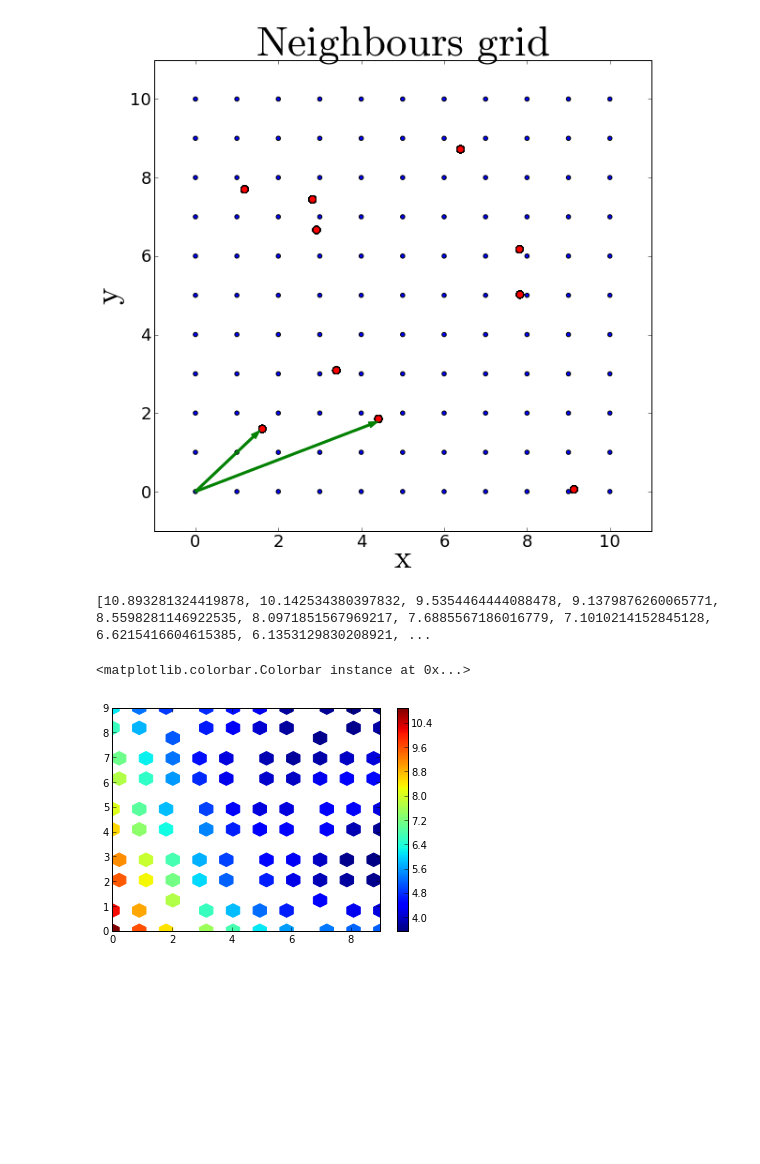
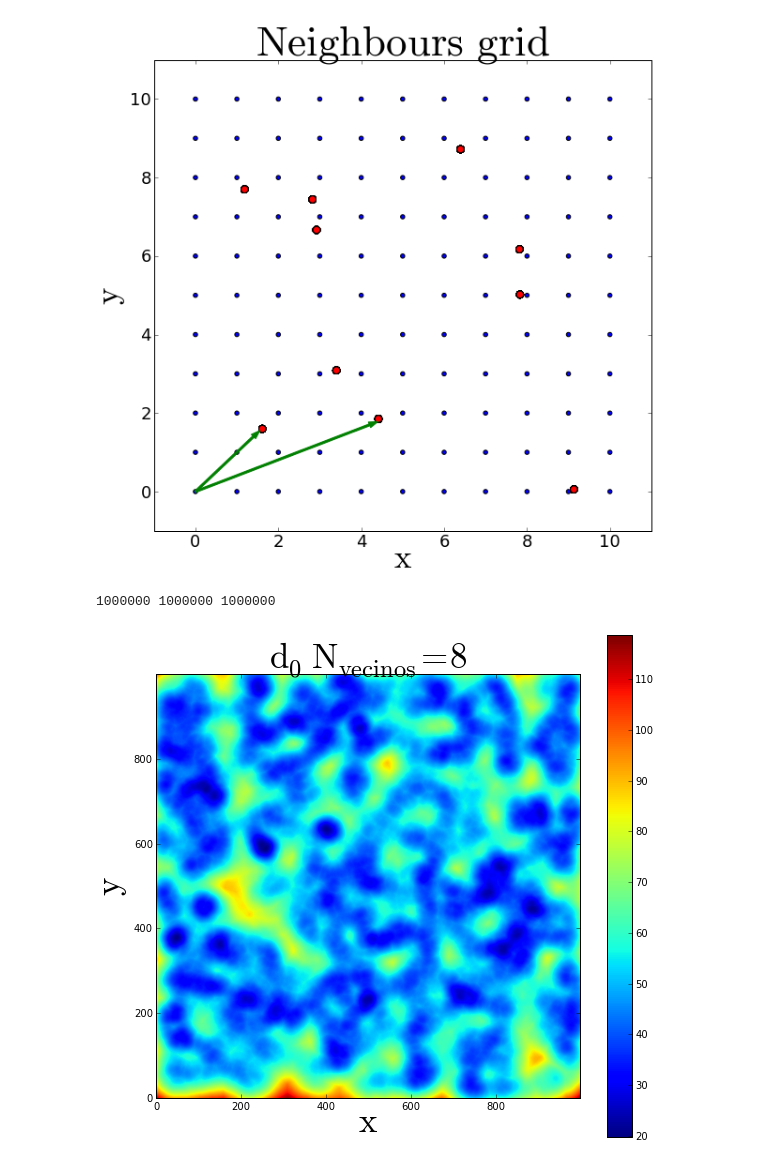
Before and after one commit to jngaravitoc/Bayesian_Homeworks, a Jupyter notebook: Bayesian_Code_Analytic_Solution.ipynb, the cells around one changed output. Cells and saved outputs as stored; diff of their text form; code cells hidden in the pictures; blank space fills up the shorter version.

Commit message:
Density Map implementetion

```diff
--- a/Bayesian_Code_Analytic_Solution.ipynb
+++ b/Bayesian_Code_Analytic_Solution.ipynb
@@ -83,9 +86,8 @@ Neighbors(8, 10)
 # %%
-# Analytical Solution
+# Analytical Solution,put this into a function
 k = range(1, 100)
-f = open('density.txt', 'w')
 T3 = []
-for i in range (0, 100): #escala los puntos del espacio
+for i in range (0, 1000000): #escala los puntos del espacio
     global T2
     T = []
     for j in range (0, 8):# j escala los vecinos
@@ -93,8 +95,6 @@ for i in range (0, 100): #escala los puntos del espacio
         T.append(teo)
     T2 = sqrt(sum(T))
     T3.append(T2)
-    f.write(str(T2) + "  " + "\n")
 
-f.close()
-len(T3)
+print len(T3)
 # %% [output]
@@ -120,17 +120,17 @@ for i in range(0, 11):
 [figure]
 # %%
 # Check color
-print T3
+f = open('CartesianDensityData.txt', 'w')
+
 x = []
 y = []
-for i in range(10):
-    for j in range(10):
+for i in range(1000):
+    for j in range(1000):
         x.append(i)
         y.append(j)
-
-hexbin(x, y, T3, gridsize=20)
-colorbar()
+for i in range(len(x)):
+    f.write(str(x[i]) + "  " + str(y[i]) + "  " + str(T3[i]) + "\n")
+f.close()
+print len(x), len(y), len(T3)
 # %% [output]
-[10.893281324419878, 10.142534380397832, 9.5354464444088478, 9.1379876260065771, 8.5598281146922535, 8.0971851567969217, 7.6885567186016779, 7.1010214152845128, 6.6215416604615385, 6.1353129830208921, ...
+1000000 1000000 1000000
-<matplotlib.colorbar.Colorbar instance at 0x...>
-[figure, removed]
@@ -138,0 +137,12 @@ hexbin?
+# %%
+figure(num=None, figsize=(9.5,9))
+xlabel('$\mathrm{x}$', fontsize = 35)
+ylabel('$\mathrm{y}$', fontsize = 35)
+title('$\mathrm{d_{0}}$ $\mathrm{N_{vecinos}=8}$', fontsize = 35)
+hist,xedges,yedges = numpy.histogram2d(x,y,bins=(1000,1000) , weights=T3)
+imshow(hist,interpolation='gaussian',origin='lower')
+colorbar()
+show()
+savefig('d0.png')
+# %% [output]
+[figure, added]
```
Also changed, not shown: parts of 7 cells of this notebook, 2 other files.
